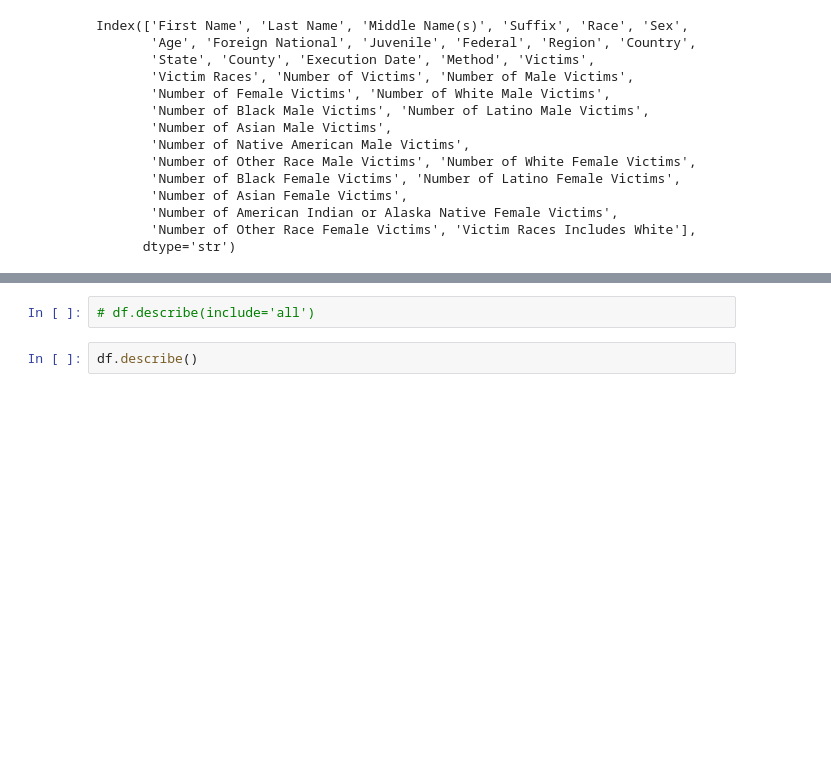
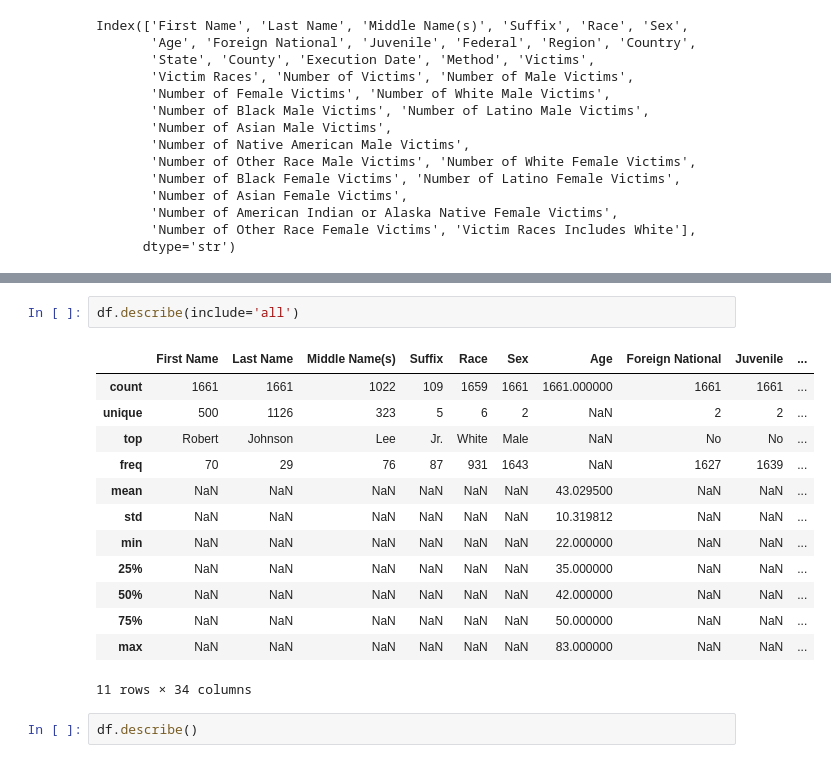
Before and after one commit to max-reevage/us-execution-trends-exploration, a Jupyter notebook: notebooks/modern_execution_data.ipynb, the cells around one changed output, grey strips where cells are left out. Cells and saved outputs as stored; diff of their text form; blank space fills up the shorter version.

```diff
--- a/notebooks/modern_execution_data.ipynb
+++ b/notebooks/modern_execution_data.ipynb
@@ -39,5 +59,19 @@ Index(['First Name', 'Last Name', 'Middle Name(s)', 'Suffix', 'Race', 'Sex',
 # %%
-# df.describe(include='all')
+df.describe(include='all')
+# %% [output]
+|  | First Name | Last Name | Middle Name(s) | Suffix | Race | Sex | Age | Foreign National | Juvenile | ... |
+| count | 1661 | 1661 | 1022 | 109 | 1659 | 1661 | 1661.000000 | 1661 | 1661 | ... |
+| unique | 500 | 1126 | 323 | 5 | 6 | 2 | NaN | 2 | 2 | ... |
+| top | Robert | Johnson | Lee | Jr. | White | Male | NaN | No | No | ... |
+| freq | 70 | 29 | 76 | 87 | 931 | 1643 | NaN | 1627 | 1639 | ... |
+| mean | NaN | NaN | NaN | NaN | NaN | NaN | 43.029500 | NaN | NaN | ... |
+| std | NaN | NaN | NaN | NaN | NaN | NaN | 10.319812 | NaN | NaN | ... |
+| min | NaN | NaN | NaN | NaN | NaN | NaN | 22.000000 | NaN | NaN | ... |
+| 25% | NaN | NaN | NaN | NaN | NaN | NaN | 35.000000 | NaN | NaN | ... |
+| 50% | NaN | NaN | NaN | NaN | NaN | NaN | 42.000000 | NaN | NaN | ... |
+| 75% | NaN | NaN | NaN | NaN | NaN | NaN | 50.000000 | NaN | NaN | ... |
+| max | NaN | NaN | NaN | NaN | NaN | NaN | 83.000000 | NaN | NaN | ... |
+11 rows × 34 columns
 # %%
 df.describe()
 # %% [output]
```
Also changed, not shown: parts of 7 cells of this notebook, 2 other files.
